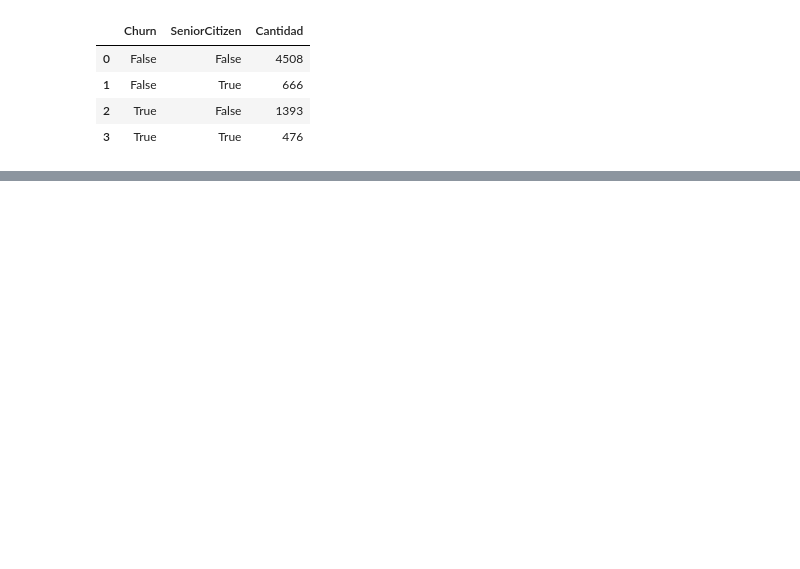
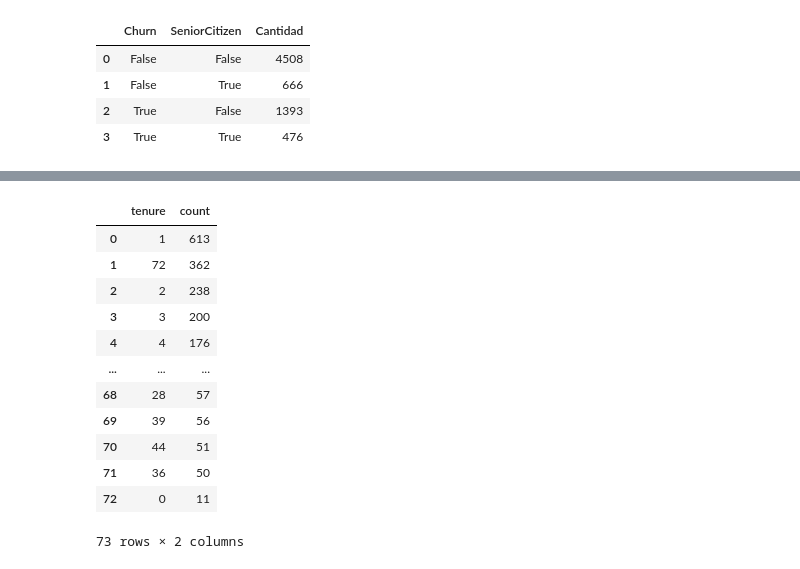
Before and after one commit to MiguelFigueroa02/Challenge_Telecom_X_Evasion_Clientes, a Jupyter notebook: telecomx_latam.ipynb, the cells around one changed output, grey strips where cells are left out. Drawn from its saved outputs; the diff is of its cells as text; code cells hidden in the pictures; blank space fills up the shorter version.

```diff
--- a/telecomx_latam.ipynb
+++ b/telecomx_latam.ipynb
@@ -890,0 +907,16 @@ df_pivot.head()
+# %%
+datos_normalizados['tenure'].value_counts().reset_index().sort_index()
+# %% [output]
+|  | tenure | count |
+| 0 | 1 | 613 |
+| 1 | 72 | 362 |
+| 2 | 2 | 238 |
+| 3 | 3 | 200 |
+| 4 | 4 | 176 |
+| ... | ... | ... |
+| 68 | 28 | 57 |
+| 69 | 39 | 56 |
+| 70 | 44 | 51 |
+| 71 | 36 | 50 |
+| 72 | 0 | 11 |
+73 rows × 2 columns
```
Also changed, not shown: parts of 8 cells of this notebook.
